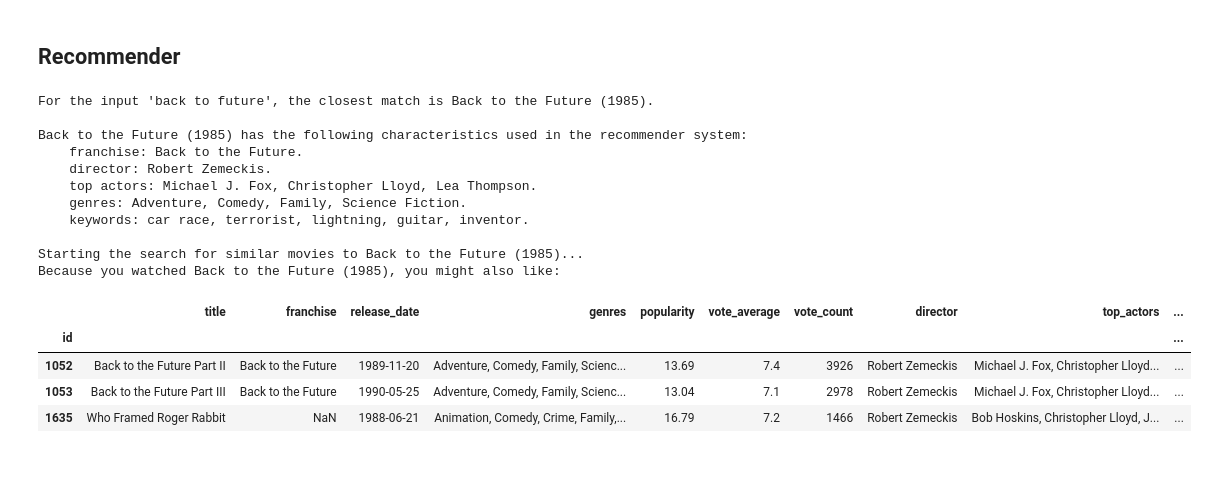
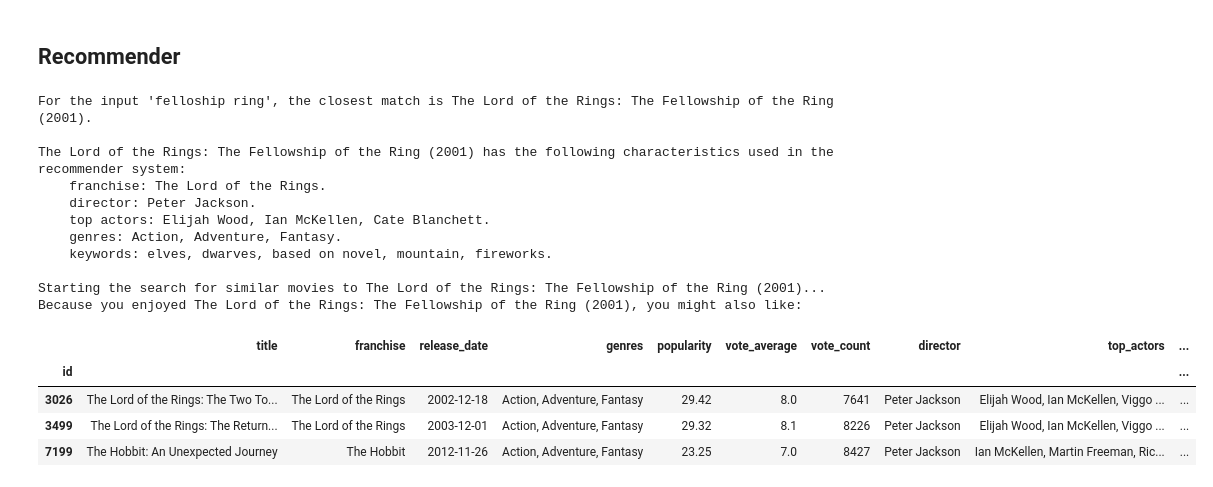
Before and after one commit to SanAntonik/MRS, a Jupyter notebook: DA_skill_showcase/MRS.ipynb, the cells around one changed output. Saved outputs shown, nothing was run; the diff lists cells and outputs as text; code cells hidden in the pictures.

```diff
--- a/DA_skill_showcase/MRS.ipynb
+++ b/DA_skill_showcase/MRS.ipynb
@@ -711,6 +711,14 @@ from fuzzywuzzy import process
 # print(find_top_movies("ty stry"))
 
 def find_movie(input):
+    """
+    Summary:
+        Finds a movie in the DataFrame that closely matches the input title. Handles some spelling mistakes
+    Parameters:
+        input (str): The input movie title.
+    Returns:
+        DataFrame: A DataFrame row containing information about the matched movie.
+    """
     all_titles = df["title"].tolist()
     closest_match = process.extractOne(input, all_titles)
     matched_title = closest_match[0]
@@ -815,44 +823,44 @@ def recommender(input_title, numb_of_recommendations=3):
     # while in pandas dataframes index starts from 0. Thus, subtract 1
     id = movie.index[0] - 1
     # Get the similarity scores of all movies with the movie above
     sim_scores = list(enumerate(cosine_sim[id]))
     # Sort the similarity scores in descending order
     sim_scores = sorted(sim_scores, key=lambda x: x[1], reverse=True)
     # Select the top 'numb_of_recommendations' similar movies (excluding the input movie itself)
     sim_scores = sim_scores[1 : (numb_of_recommendations + 1)]
     # Extract the indices of the top similar movies
     similar_movies = [i[0] for i in sim_scores]
-    print(f"Because you watched {title_year}, you might also like:")
+    print(f"Because you enjoyed {title_year}, you might also like:")
     return df[
         [
             "title",
             "franchise",
             "release_date",
             "genres",
             "popularity",
             "vote_average",
             "vote_count",
             "director",
             "top_actors",
             "keywords",
         ]
     ].iloc[similar_movies]
 
-recommender("back to future")
+recommender("felloship ring")
 # %% [output]
-For the input 'back to future', the closest match is Back to the Future (1985).
+For the input 'felloship ring', the closest match is The Lord of the Rings: The Fellowship of the Ring (2001).
 
-Back to the Future (1985) has the following characteristics used in the recommender system:
-    franchise: Back to the Future.
-    director: Robert Zemeckis.
-    top actors: Michael J. Fox, Christopher Lloyd, Lea Thompson.
-    genres: Adventure, Comedy, Family, Science Fiction.
-    keywords: car race, terrorist, lightning, guitar, inventor.
+The Lord of the Rings: The Fellowship of the Ring (2001) has the following characteristics used in the recommender system:
+    franchise: The Lord of the Rings.
+    director: Peter Jackson.
+    top actors: Elijah Wood, Ian McKellen, Cate Blanchett.
+    genres: Action, Adventure, Fantasy.
+    keywords: elves, dwarves, based on novel, mountain, fireworks.
 
-Starting the search for similar movies to Back to the Future (1985)...
-Because you watched Back to the Future (1985), you might also like:
+Starting the search for similar movies to The Lord of the Rings: The Fellowship of the Ring (2001)...
+Because you enjoyed The Lord of the Rings: The Fellowship of the Ring (2001), you might also like:
 |  | title | franchise | release_date | genres | popularity | vote_average | vote_count | director | top_actors | ... |
 | id |  |  |  |  |  |  |  |  |  | ... |
-| 1052 | Back to the Future Part II | Back to the Future | 1989-11-20 | Adventure, Comedy, Family, Scienc... | 13.69 | 7.4 | 3926 | Robert Zemeckis | Michael J. Fox, Christopher Lloyd... | ... |
-| 1053 | Back to the Future Part III | Back to the Future | 1990-05-25 | Adventure, Comedy, Family, Scienc... | 13.04 | 7.1 | 2978 | Robert Zemeckis | Michael J. Fox, Christopher Lloyd... | ... |
-| 1635 | Who Framed Roger Rabbit | NaN | 1988-06-21 | Animation, Comedy, Crime, Family,... | 16.79 | 7.2 | 1466 | Robert Zemeckis | Bob Hoskins, Christopher Lloyd, J... | ... |
+| 3026 | The Lord of the Rings: The Two To... | The Lord of the Rings | 2002-12-18 | Action, Adventure, Fantasy | 29.42 | 8.0 | 7641 | Peter Jackson | Elijah Wood, Ian McKellen, Viggo ... | ... |
+| 3499 | The Lord of the Rings: The Return... | The Lord of the Rings | 2003-12-01 | Action, Adventure, Fantasy | 29.32 | 8.1 | 8226 | Peter Jackson | Elijah Wood, Ian McKellen, Viggo ... | ... |
+| 7199 | The Hobbit: An Unexpected Journey | The Hobbit | 2012-11-26 | Action, Adventure, Fantasy | 23.25 | 7.0 | 8427 | Peter Jackson | Ian McKellen, Martin Freeman, Ric... | ... |
```
